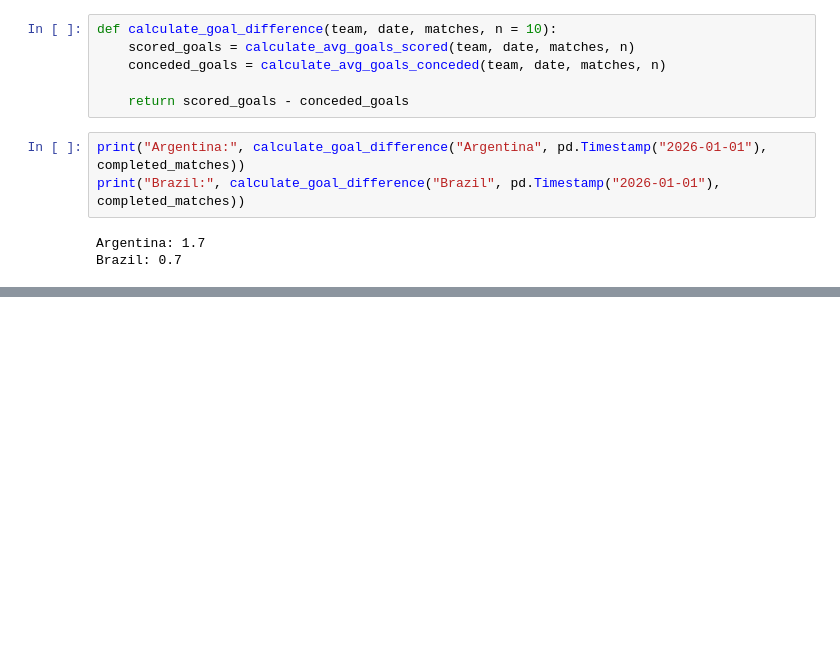
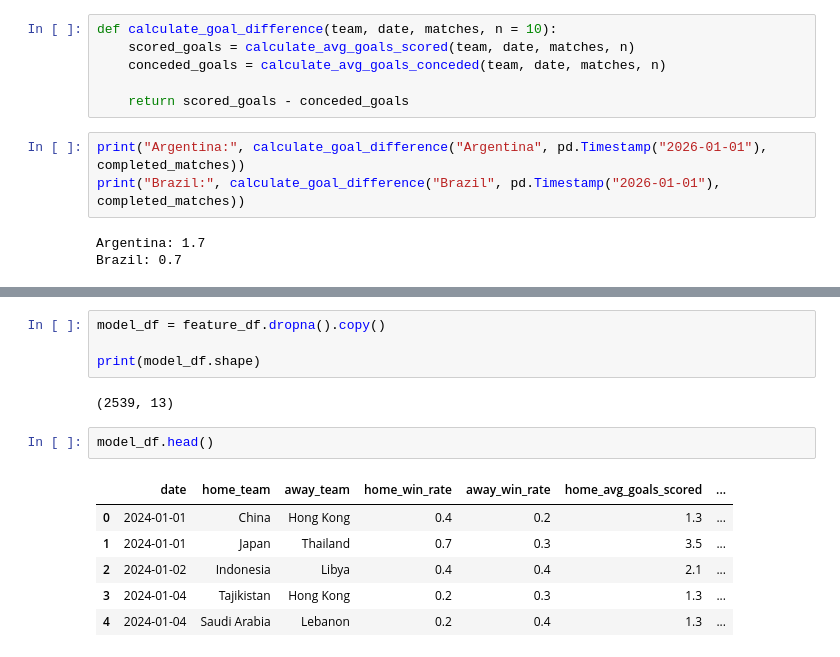
Before and after one commit to VarunGulati-09/montegol, a Jupyter notebook: notebooks/02_feature_engineering.ipynb, the cells around one changed output, grey strips where cells are left out. Saved outputs shown, nothing was run; the diff lists cells and outputs as text; blank space fills up the shorter version.

```diff
--- a/notebooks/02_feature_engineering.ipynb
+++ b/notebooks/02_feature_engineering.ipynb
@@ -166,0 +326,15 @@ print("Brazil:", calculate_avg_goals_scored("Brazil", pd.Timestamp("2026-01-01")
+# %%
+model_df = feature_df.dropna().copy()
+
+print(model_df.shape)
+# %% [output]
+(2539, 13)
+# %%
+model_df.head()
+# %% [output]
+|  | date | home_team | away_team | home_win_rate | away_win_rate | home_avg_goals_scored | ... |
+| 0 | 2024-01-01 | China | Hong Kong | 0.4 | 0.2 | 1.3 | ... |
+| 1 | 2024-01-01 | Japan | Thailand | 0.7 | 0.3 | 3.5 | ... |
+| 2 | 2024-01-02 | Indonesia | Libya | 0.4 | 0.4 | 2.1 | ... |
+| 3 | 2024-01-04 | Tajikistan | Hong Kong | 0.2 | 0.3 | 1.3 | ... |
+| 4 | 2024-01-04 | Saudi Arabia | Lebanon | 0.2 | 0.4 | 1.3 | ... |
```
Also changed, not shown: parts of 13 cells of this notebook, 2 other files.
